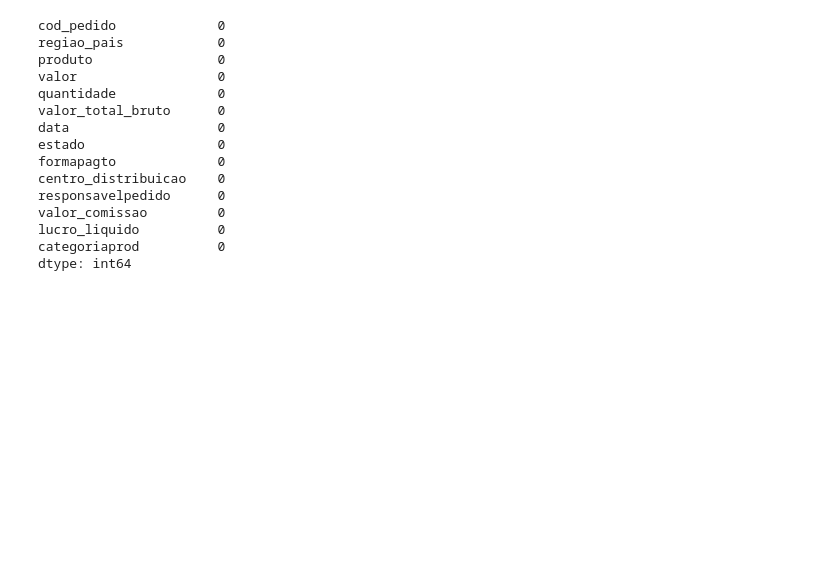
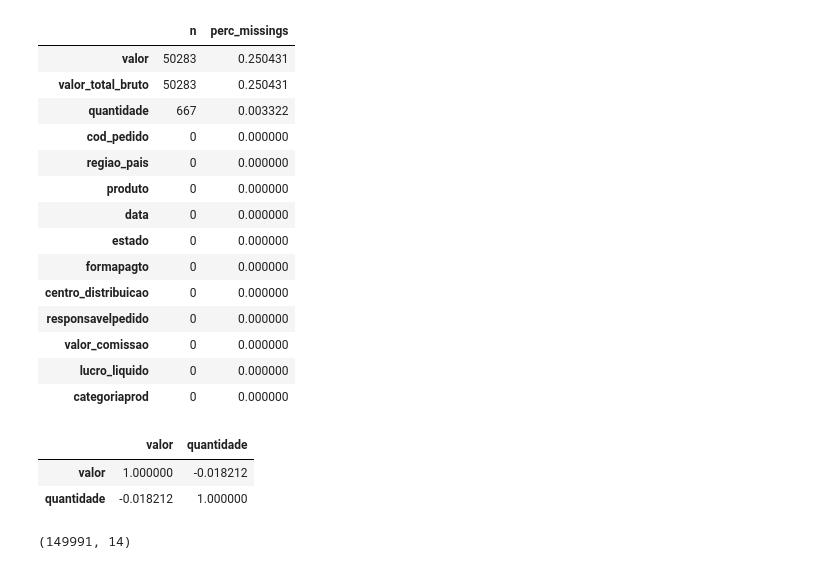
Before and after one commit to Pontes-y/fiap, a Jupyter notebook: fiap_ano2_fase_03.ipynb, the cells around one changed output. Cells and saved outputs as stored; diff of their text form; code cells hidden in the pictures; blank space fills up the shorter version.

```diff
--- a/fiap_ano2_fase_03.ipynb
+++ b/fiap_ano2_fase_03.ipynb
@@ -44,23 +88,35 @@ df['data'] = pd.to_datetime(df['data'], format='%d/%m/%Y')
+# %%
+# 1.4.1 Identificando dados missing
+missings_por_coluna = df.isna().sum()
+missings_por_coluna = pd.DataFrame(missings_por_coluna, columns=['n'])
+n_linhas = df.shape[0]
+missings_por_coluna.assign(perc_missings = missings_por_coluna['n'] / n_linhas).sort_values('n', ascending=False)
+# %% [output]
+|  | n | perc_missings |
+| valor | 50283 | 0.250431 |
+| valor_total_bruto | 50283 | 0.250431 |
+| quantidade | 667 | 0.003322 |
+| cod_pedido | 0 | 0.000000 |
+| regiao_pais | 0 | 0.000000 |
+| produto | 0 | 0.000000 |
+| data | 0 | 0.000000 |
+| estado | 0 | 0.000000 |
+| formapagto | 0 | 0.000000 |
+| centro_distribuicao | 0 | 0.000000 |
+| responsavelpedido | 0 | 0.000000 |
+| valor_comissao | 0 | 0.000000 |
+| lucro_liquido | 0 | 0.000000 |
+| categoriaprod | 0 | 0.000000 |
+# %%
+# 1.4.1 Tratando os dados missing
+df[['valor', 'quantidade']].corr()
+df[['valor', 'quantidade']].fillna(0).corr()
+# %% [output]
+|  | valor | quantidade |
+| valor | 1.000000 | -0.018212 |
+| quantidade | -0.018212 | 1.000000 |
 # %%
-# 1.4.1 Identificando dados missing
-valores_faltantes = df.isnull()
-
-contagem_faltantes = valores_faltantes.sum()
-
-print(contagem_faltantes)
+# 1.4.1 Tratando os dados missing
+df.dropna().shape
 # %% [output]
-cod_pedido             0
-regiao_pais            0
-produto                0
-valor                  0
-quantidade             0
-valor_total_bruto      0
-data                   0
-estado                 0
-formapagto             0
-centro_distribuicao    0
-responsavelpedido      0
-valor_comissao         0
-lucro_liquido          0
-categoriaprod          0
-dtype: int64
+(149991, 14)
```
Also changed, not shown: parts of 10 cells of this notebook.
